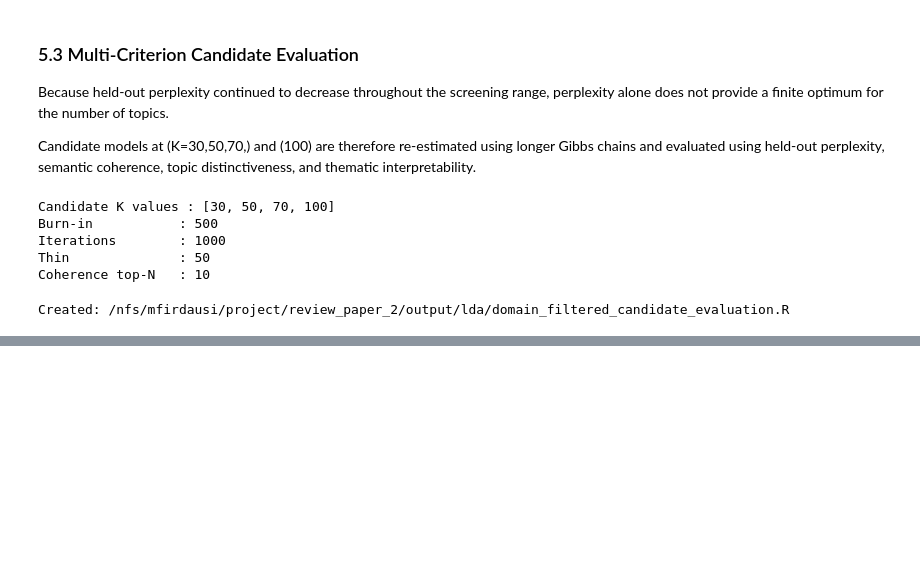
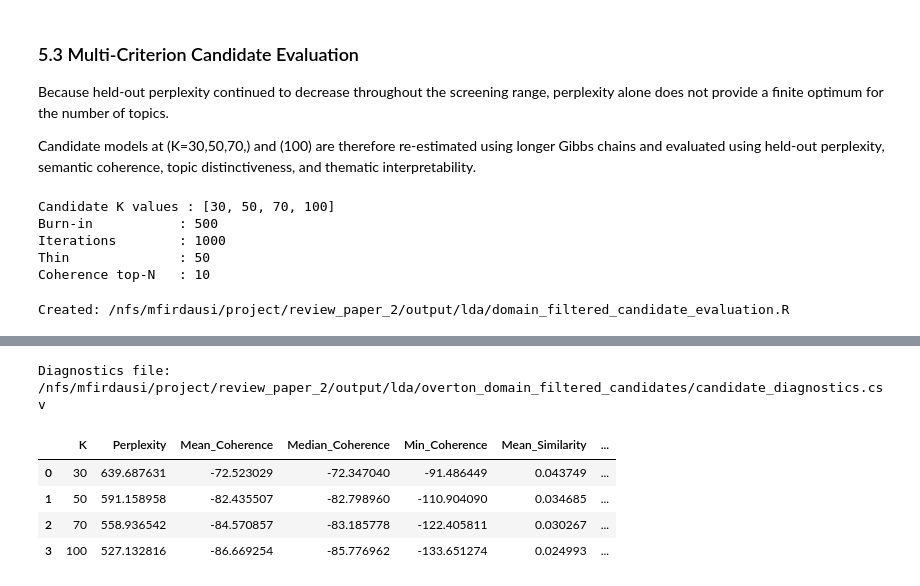
Before and after one commit to mdzalfirdausi/review_paper_2, a Jupyter notebook: notebooks/2.topic_modeling_iss.ipynb, the cells around one changed output, grey strips where cells are left out. Drawn from its saved outputs; the diff is of its cells as text; code cells hidden in the pictures; blank space fills up the shorter version.

```diff
--- a/notebooks/2.topic_modeling_iss.ipynb
+++ b/notebooks/2.topic_modeling_iss.ipynb
@@ -3639,0 +3654,33 @@ Minimum DF: 11
+# %%
+candidate_diagnostics_file = (
+    candidate_output_dir
+    / "candidate_diagnostics.csv"
+)
+
+print(
+    "Diagnostics file:",
+    candidate_diagnostics_file
+)
+
+if candidate_diagnostics_file.exists():
+
+    overton_candidate_diagnostics = pd.read_csv(
+        candidate_diagnostics_file
+    )
+
+    display(
+        overton_candidate_diagnostics
+    )
+
+else:
+
+    print(
+        "No completed candidate diagnostics were found."
+    )
+# %% [output]
+Diagnostics file: /nfs/mfirdausi/project/review_paper_2/output/lda/overton_domain_filtered_candidates/candidate_diagnostics.csv
+|  | K | Perplexity | Mean_Coherence | Median_Coherence | Min_Coherence | Mean_Similarity | ... |
+| 0 | 30 | 639.687631 | -72.523029 | -72.347040 | -91.486449 | 0.043749 | ... |
+| 1 | 50 | 591.158958 | -82.435507 | -82.798960 | -110.904090 | 0.034685 | ... |
+| 2 | 70 | 558.936542 | -84.570857 | -83.185778 | -122.405811 | 0.030267 | ... |
+| 3 | 100 | 527.132816 | -86.669254 | -85.776962 | -133.651274 | 0.024993 | ... |
```
Also changed, not shown: parts of 4 cells of this notebook.
